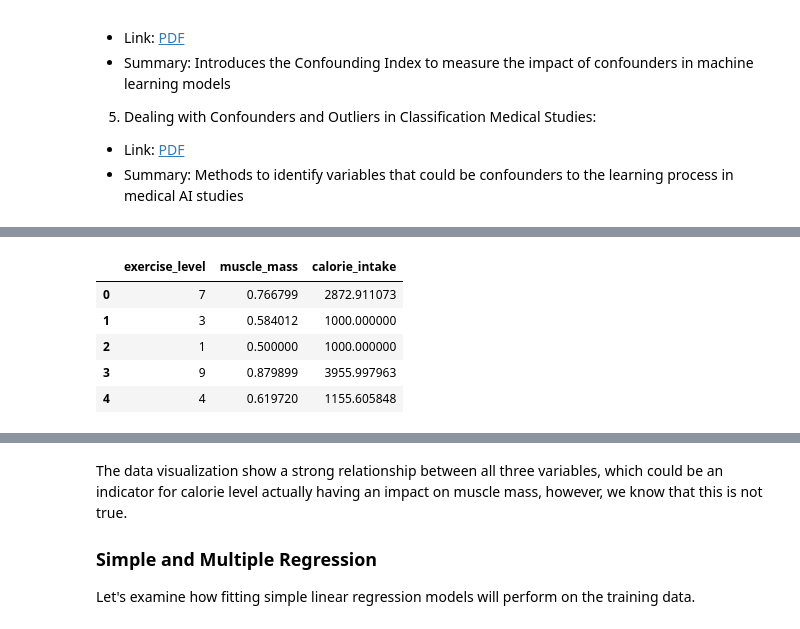
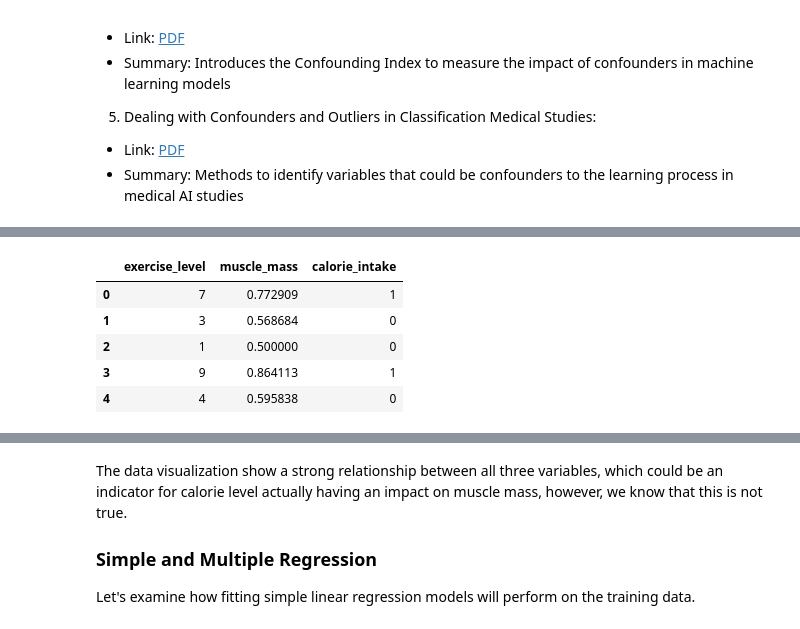
Before and after one commit to MaxiStahl1992/advanced-workbook-code, a Jupyter notebook: task3_full.ipynb, the cells around one changed output, grey strips where cells are left out. Saved outputs shown, nothing was run; the diff lists cells and outputs as text; code cells hidden in the pictures.

```diff
--- a/task3_full.ipynb
+++ b/task3_full.ipynb
@@ -44,23 +44,25 @@ plt.show()
 # %%
 # Data generation
 np.random.seed(73)
-datasize = 100
+datasize = 1000
 
 exercise_level = np.random.randint(1, 11, datasize) # rated from 1 to 10
 muscle_mass = 0.42 + exercise_level * 0.05 + np.random.normal(0, 0.01, datasize) # higher exercise level leads to higher muscle mass (50% to 92% of body weight)
 muscle_mass = np.clip(muscle_mass, 0.5, 0.92)
-calorie_intake = exercise_level * 400 + np.random.normal(0, 300, datasize) # higher exercise level leads to higher calorie intake (1000 to 5000 kcal)
-calorie_intake = np.clip(calorie_intake, 1000, 5000)
+prob_high_calorie = exercise_level / 10.0  # higher exercise level means higher probability of high calorie intake
+random_noise = np.random.normal(0, 0.2, datasize)  # added noise
+calorie_intake_prob = prob_high_calorie + random_noise
+calorie_intake = (calorie_intake_prob > 0.5).astype(int)  # binary high (1) or low (0) calorie intake
 
 data = pd.DataFrame({'exercise_level': exercise_level, 'muscle_mass': muscle_mass, 'calorie_intake': calorie_intake})
 data.head()
 # %% [output]
 |  | exercise_level | muscle_mass | calorie_intake |
-| 0 | 7 | 0.766799 | 2872.911073 |
-| 1 | 3 | 0.584012 | 1000.000000 |
-| 2 | 1 | 0.500000 | 1000.000000 |
-| 3 | 9 | 0.879899 | 3955.997963 |
-| 4 | 4 | 0.619720 | 1155.605848 |
+| 0 | 7 | 0.772909 | 1 |
+| 1 | 3 | 0.568684 | 0 |
+| 2 | 1 | 0.500000 | 0 |
+| 3 | 9 | 0.864113 | 1 |
+| 4 | 4 | 0.595838 | 0 |
 # %%
 # Visualize the data
 corr_matrix = data.corr()
```
Also changed, not shown: parts of 22 cells of this notebook.
